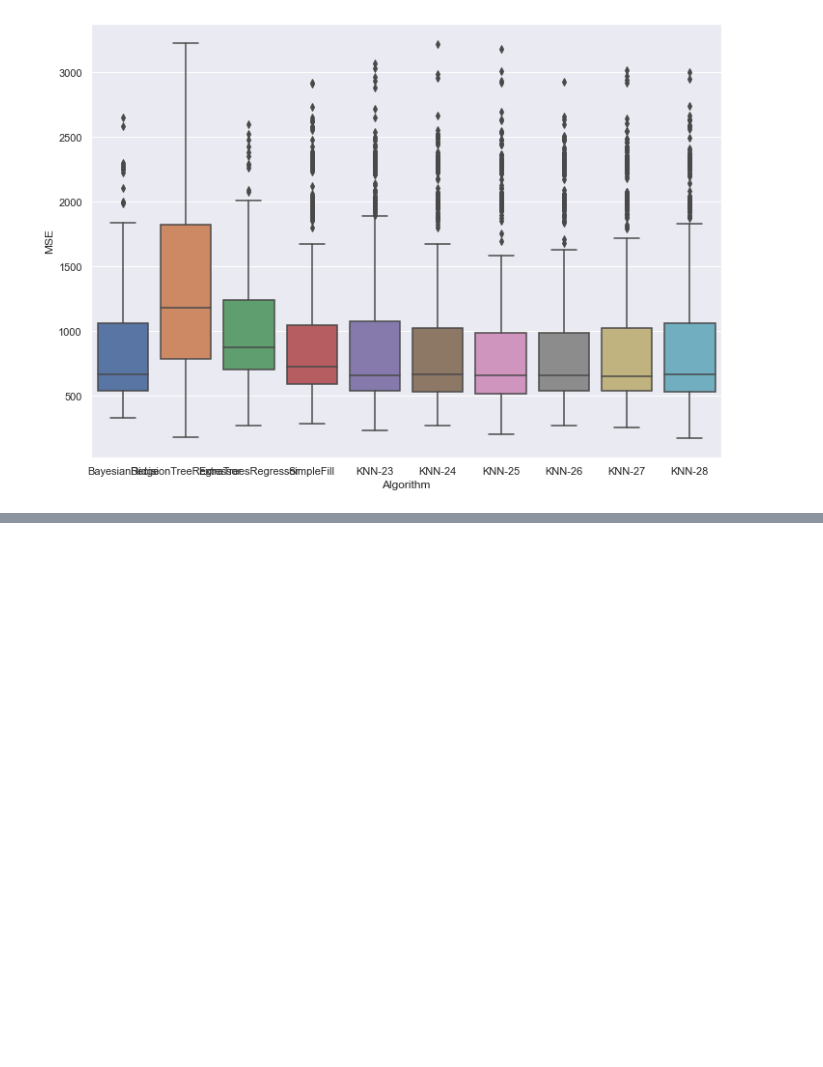
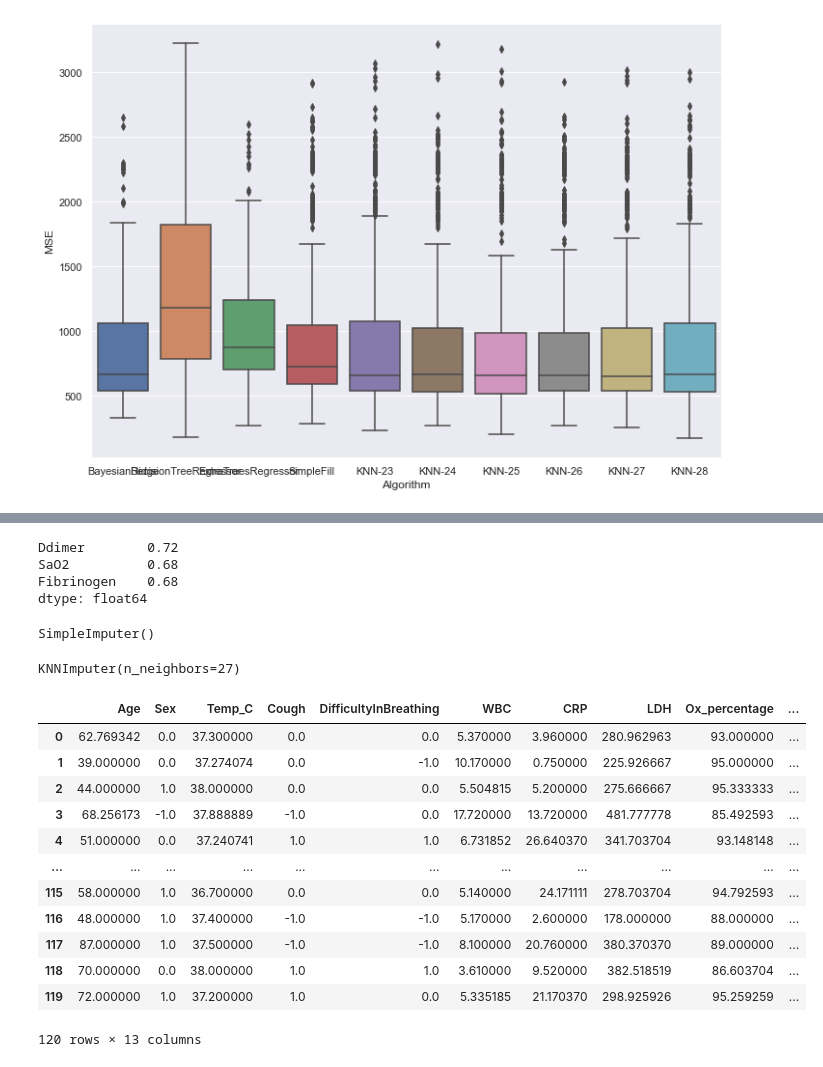
Before and after one commit to maxxxzdn/covid_challenge, a Jupyter notebook: Generate Missing Data.ipynb, the cells around one changed output, grey strips where cells are left out. Cells and saved outputs as stored; diff of their text form; code cells hidden in the pictures; blank space fills up the shorter version.

```diff
--- a/Generate Missing Data.ipynb
+++ b/Generate Missing Data.ipynb
@@ -283,0 +313,3 @@ plot(dict(list(iterativeBenchmarkResults.items()) + list(benchmarkResults.items(
+# %%
+train = pd.read_csv('trainSet.txt')
+test = pd.read_csv('testSet.txt')
@@ -283,0 +324,19 @@ plot(dict(list(iterativeBenchmarkResults.items()) + list(benchmarkResults.items(
+# %%
+train_bad_columns = train[['Ddimer', 'SaO2', 'Fibrinogen']]
+test_bad_columns = test[['Ddimer', 'SaO2', 'Fibrinogen']]
+
+train_good_columns = preprocess(train, drop=False)
+test_good_columns = preprocess(test, drop=False)
+# %%
+train_bad_columns
+round(train_bad_columns.isna().sum()/len(train_bad_columns), 2)
+# %% [output]
+Ddimer        0.72
+SaO2          0.68
+Fibrinogen    0.68
+dtype: float64
+# %%
+bad_imputer = SimpleImputer()
+bad_imputer.fit(train_bad_columns)
+# %% [output]
+SimpleImputer()
@@ -283,0 +345,23 @@ plot(dict(list(iterativeBenchmarkResults.items()) + list(benchmarkResults.items(
+# %%
+good_imputer = KNNImputer(n_neighbors=27)
+good_imputer.fit(train_good_columns)
+# %% [output]
+KNNImputer(n_neighbors=27)
+# %%
+filled_test_good = pd.DataFrame(good_imputer.transform(test_good_columns), columns=train_good_columns.columns)
+# %%
+filled_test_good
+# %% [output]
+|  | Age | Sex | Temp_C | Cough | DifficultyInBreathing | WBC | CRP | LDH | Ox_percentage | ... |
+| 0 | 62.769342 | 0.0 | 37.300000 | 0.0 | 0.0 | 5.370000 | 3.960000 | 280.962963 | 93.000000 | ... |
+| 1 | 39.000000 | 0.0 | 37.274074 | 0.0 | -1.0 | 10.170000 | 0.750000 | 225.926667 | 95.000000 | ... |
+| 2 | 44.000000 | 1.0 | 38.000000 | 0.0 | 0.0 | 5.504815 | 5.200000 | 275.666667 | 95.333333 | ... |
+| 3 | 68.256173 | -1.0 | 37.888889 | -1.0 | 0.0 | 17.720000 | 13.720000 | 481.777778 | 85.492593 | ... |
+| 4 | 51.000000 | 0.0 | 37.240741 | 1.0 | 1.0 | 6.731852 | 26.640370 | 341.703704 | 93.148148 | ... |
+| ... | ... | ... | ... | ... | ... | ... | ... | ... | ... | ... |
+| 115 | 58.000000 | 1.0 | 36.700000 | 0.0 | 0.0 | 5.140000 | 24.171111 | 278.703704 | 94.792593 | ... |
+| 116 | 48.000000 | 1.0 | 37.400000 | -1.0 | -1.0 | 5.170000 | 2.600000 | 178.000000 | 88.000000 | ... |
+| 117 | 87.000000 | 1.0 | 37.500000 | -1.0 | -1.0 | 8.100000 | 20.760000 | 380.370370 | 89.000000 | ... |
+| 118 | 70.000000 | 0.0 | 38.000000 | 1.0 | 1.0 | 3.610000 | 9.520000 | 382.518519 | 86.603704 | ... |
+| 119 | 72.000000 | 1.0 | 37.200000 | 1.0 | 0.0 | 5.335185 | 21.170370 | 298.925926 | 95.259259 | ... |
+120 rows × 13 columns
```
Also changed, not shown: parts of 9 cells of this notebook, 1 other file.
